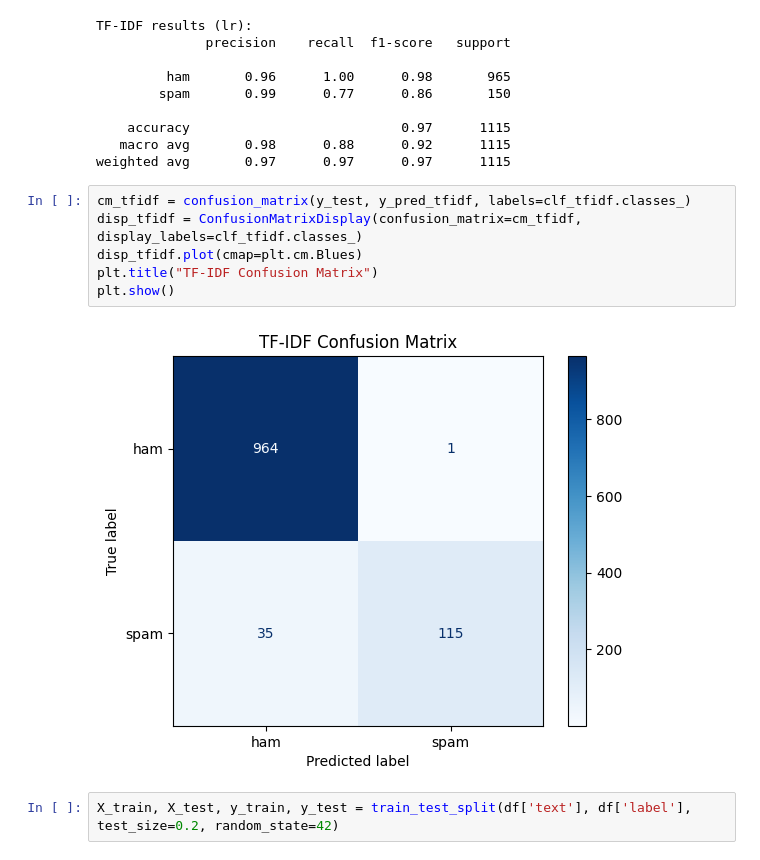
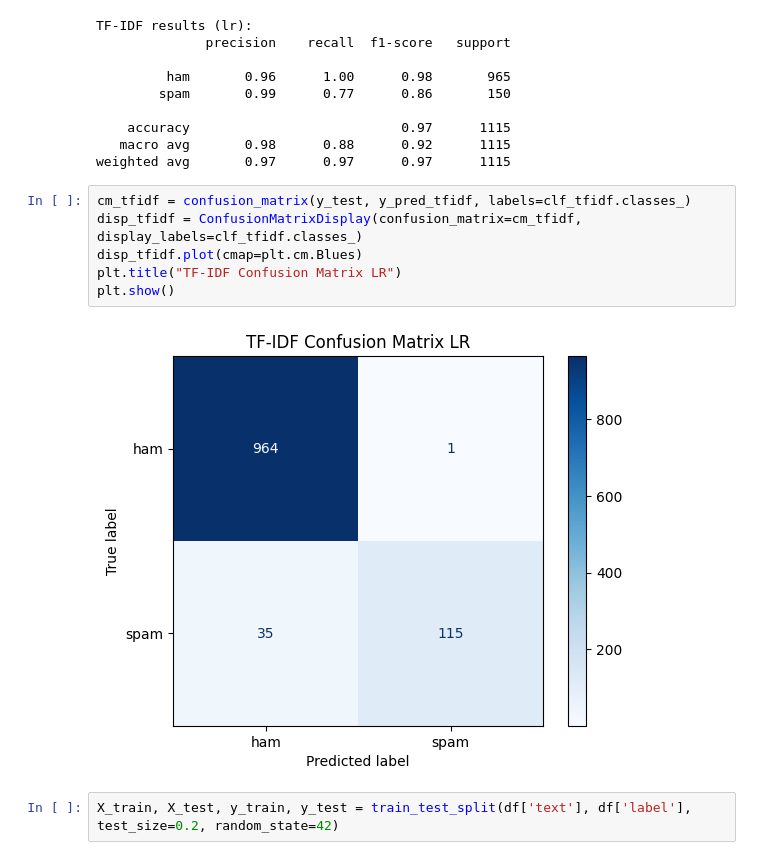
Before and after one commit to Ssspoke/SMS_Spam, a Jupyter notebook: spam_colab.ipynb, the cells around one changed output. Drawn from its saved outputs; the diff is of its cells as text.

```diff
--- a/spam_colab.ipynb
+++ b/spam_colab.ipynb
@@ -85,10 +110,10 @@ weighted avg       0.97      0.97      0.97      1115
 # %%
 cm_tfidf = confusion_matrix(y_test, y_pred_tfidf, labels=clf_tfidf.classes_)
 disp_tfidf = ConfusionMatrixDisplay(confusion_matrix=cm_tfidf, display_labels=clf_tfidf.classes_)
 disp_tfidf.plot(cmap=plt.cm.Blues)
-plt.title("TF-IDF Confusion Matrix")
+plt.title("TF-IDF Confusion Matrix LR")
 plt.show()
 # %% [output]
-[figure, old version]
+[figure, new version]
 # %%
 X_train, X_test, y_train, y_test = train_test_split(df['text'], df['label'], test_size=0.2, random_state=42)
```
Also changed, not shown: parts of 8 cells of this notebook.
